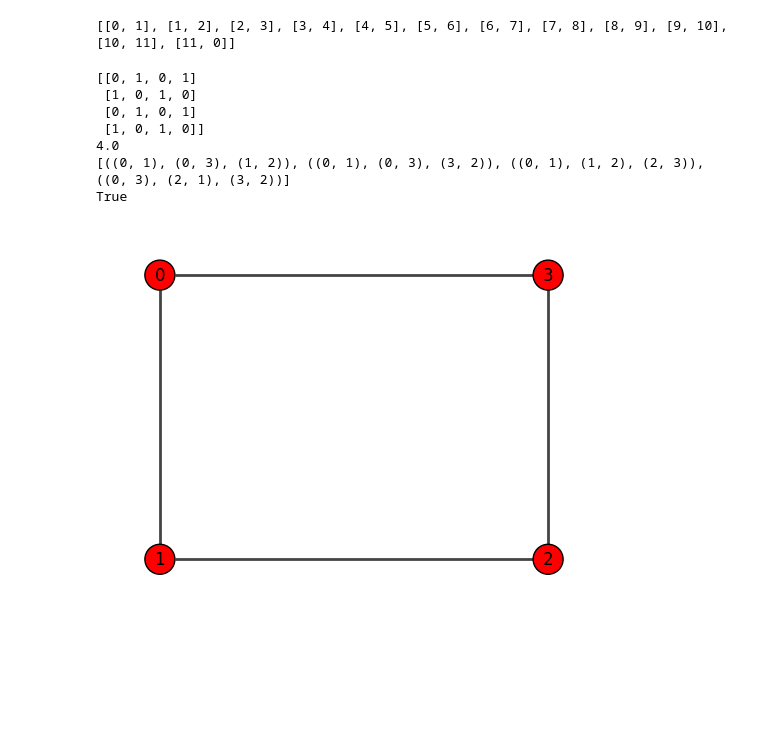
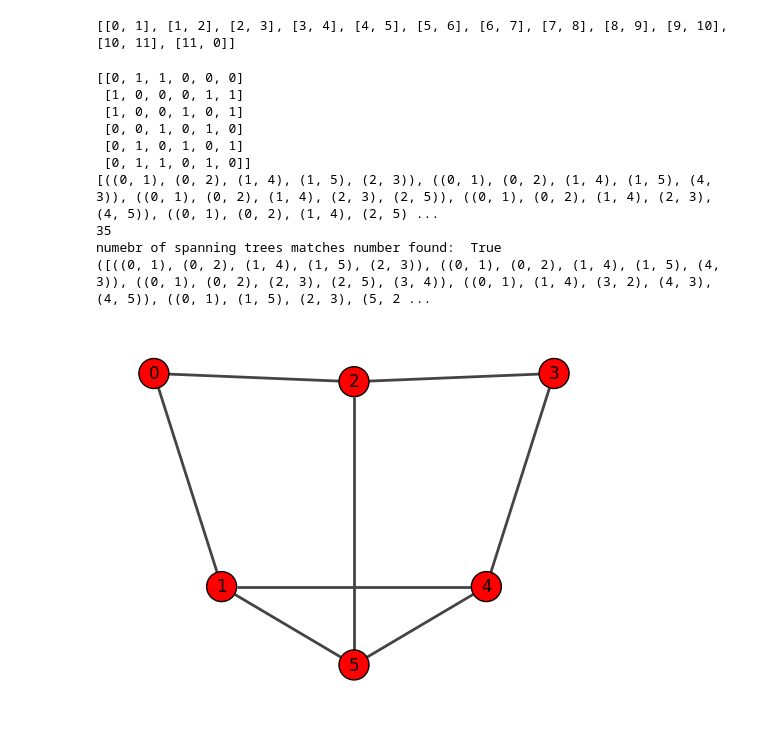
Before and after one commit to gzhu0/graph-tool, a Jupyter notebook: src/jupitertest.ipynb, the cells around one changed output. Drawn from its saved outputs; the diff is of its cells as text; code cells hidden in the pictures; blank space fills up the shorter version.

Commit message:
finish off spanning tree congestion: find all trees, find min congestion, and only keep trees with minimum congestion

```diff
--- a/src/jupitertest.ipynb
+++ b/src/jupitertest.ipynb
@@ -125,15 +125,11 @@ print(edges)
 [[0, 1], [1, 2], [2, 3], [3, 4], [4, 5], [5, 6], [6, 7], [7, 8], [8, 9], [9, 10], [10, 11], [11, 0]]
 # %%
 import numpy as np
-exspanningtreeedge = [(1,0),(1,2),(2,3)]
-exspanningtree = ig.Graph(n=4, edges=exspanningtreeedge)
+
 
 
 def spanningTreeCongestion(graph, spanningTree) -> int:
-    #the spanning tree MUST be valid, little error checking is done to ensure it is valid
-    #graph is the undirected base igraph object of the graph in question
-    #st edge is a list of tuples (or whatever the parentheses are) representing the edges in the spanning tree
-    #corresponding vertices must be named the same on both graphs, 0 to n-1
+    'the spanning tree MUST be valid, little error checking is done to ensure it is valid. graph is the undirected base igraph object of the graph in question. st edge is a list of tuples (or whatever the parentheses are) representing the edges in the spanning tree. corresponding vertices must be named the same on both graphs, 0 to n-1'
 
     maxCongestion = 1
     STedges = spanningTree.get_edgelist()
@@ -164,9 +160,9 @@ def spanningTreeCongestion(graph, spanningTree) -> int:
 
     return maxCongestion
 
-#https://link.springer.com/article/10.1007/BF01939361 enumeration of all spanning trees
-#https://link.springer.com/article/10.1007/s40747-018-0079-7
+#gives a list of tuples of edges, each tuple is a spanning tree and containes edges represented by tuples
 def getAllSpanningTrees(graph) -> list:
+    'gives a list of tuples of edges, each tuple is a spanning tree and containes edges represented by tuples'
     spanningtrees = []
     adjmatrix = np.array(graph.get_adjacency())
     currTree = ()
@@ -185,53 +181,75 @@ def getSpanningTreeRecursive(adjacency, currTreeEdges, currTreeVertices, spannin
         return
     for vertex in currTreeVertices:
         for i in range(n):
+            if i in currTreeVertices:
+                continue
             if (adjacency[vertex][i]):
-                if ((vertex, i) in currTreeEdges or (i, vertex) in currTreeEdges):
-                    continue
                 getSpanningTreeRecursive(adjacency, currTreeEdges + ((vertex, i),), currTreeVertices + (i,), spanningTreeList)
     return
 
 #sanity check, use kirchoff's theorem to figure out how many spanning trees there should be
 def getNumSpanningTrees(graph) -> int:
+    'use kirchoffs theorem to figure out how many spanning trees there should be'
     adjmatrix = np.array(graph.get_adjacency())
     adjmatrix = -1 * adjmatrix
 
     for i in range(adjmatrix.shape[1]):
         adjmatrix[i][i] = 0
         for j in range(adjmatrix.shape[1]):
             if adjmatrix[i][j] == -1:
                 adjmatrix[i][i]  += 1
     adjmatrix = np.delete(adjmatrix, 0, axis=0)
     adjmatrix = np.delete(adjmatrix, 0, axis=1)
 
     return round(np.linalg.det(adjmatrix))
 
-edges = [(0,1),(1,2),(2,3),(3,0)]
+
+def getMinimumSpanningTrees(graph) -> tuple:
+    'tuple is ([list of min span trees in edges], congestion)'
+    minSpanTrees = []
+    allSpanTrees = getAllSpanningTrees(graph)
+    if (len(allSpanTrees) != getNumSpanningTrees(graph)):
+        raise Exception("Number of spanning trees does not match how many should exist")
+    congestions = []
+    for spanningtreeedgeset in allSpanTrees:
+        congestions.append(spanningTreeCongestion(graph, ig.Graph(edges=spanningtreeedgeset)))
+    minCongestion = min(congestions)
+    for i in range(len(allSpanTrees)):
+        if (congestions[i] == minCongestion):
+            minSpanTrees.append(allSpanTrees[i])
+    return minSpanTrees, minCongestion
+
+
+
+edges = [(0,1), (0,2), (1,4), (1,5), (2,3), (2,5), (3,4),(4,5)]
 edgeweights = [1,1,1,1]
-g = ig.Graph(n=4, edges=edges)
-g.es["weight"] = 1.0
-g[1,0] = 3
+g = ig.Graph(edges=edges)
+#g.es["weight"] = 1.0
+#g[1,0] = 3
 
 print(g.get_adjacency())
 
 fig, ax = plt.subplots()
 ig.plot(g, target=ax,vertex_label=['0', '1', '2', '3', '4', '5', '6', '7','8','9','10','11'],)
 ax.invert_yaxis()
 #plotting doesnt seem to work in terminal... wonder why xd
 #works best on a jupiter notebook or something of the sort
 
-exspanningtreeedge = [(1,0),(1,2),(2,3)]
-exspanningtree = ig.Graph(n=4, edges=exspanningtreeedge)
-print(spanningTreeCongestion(g, exspanningtree))
 blah = getAllSpanningTrees(g)
 print(blah)
+print(len(blah))
 print("numebr of spanning trees matches number found: ", getNumSpanningTrees(g) == len(blah))
+congestions = getMinimumSpanningTrees(g)
+print(congestions)
 # %% [output]
-[[0, 1, 0, 1]
- [1, 0, 1, 0]
- [0, 1, 0, 1]
- [1, 0, 1, 0]]
-4.0
-[((0, 1), (0, 3), (1, 2)), ((0, 1), (0, 3), (3, 2)), ((0, 1), (1, 2), (2, 3)), ((0, 3), (2, 1), (3, 2))]
-True
+[[0, 1, 1, 0, 0, 0]
+ [1, 0, 0, 0, 1, 1]
+ [1, 0, 0, 1, 0, 1]
+ [0, 0, 1, 0, 1, 0]
+ [0, 1, 0, 1, 0, 1]
+ [0, 1, 1, 0, 1, 0]]
+[((0, 1), (0, 2), (1, 4), (1, 5), (2, 3)), ((0, 1), (0, 2), (1, 4), (1, 5), (4, 3)), ((0, 1), (0, 2), (1, 4), (2, 3), (2, 5)), ((0, 1), (0, 2), (1, 4), (2, 3), (4, 5)), ((0, 1), (0, 2), (1, 4), (2, 5) ...
+35
+numebr of spanning trees matches number found:  True
+([((0, 1), (0, 2), (1, 4), (1, 5), (2, 3)), ((0, 1), (0, 2), (1, 4), (1, 5), (4, 3)), ((0, 1), (0, 2), (2, 3), (2, 5), (3, 4)), ((0, 1), (1, 4), (3, 2), (4, 3), (4, 5)), ((0, 1), (1, 5), (2, 3), (5, 2 ...
-[figure, old version]
+[figure, new version]
```
Also changed, not shown: 1 other file.
